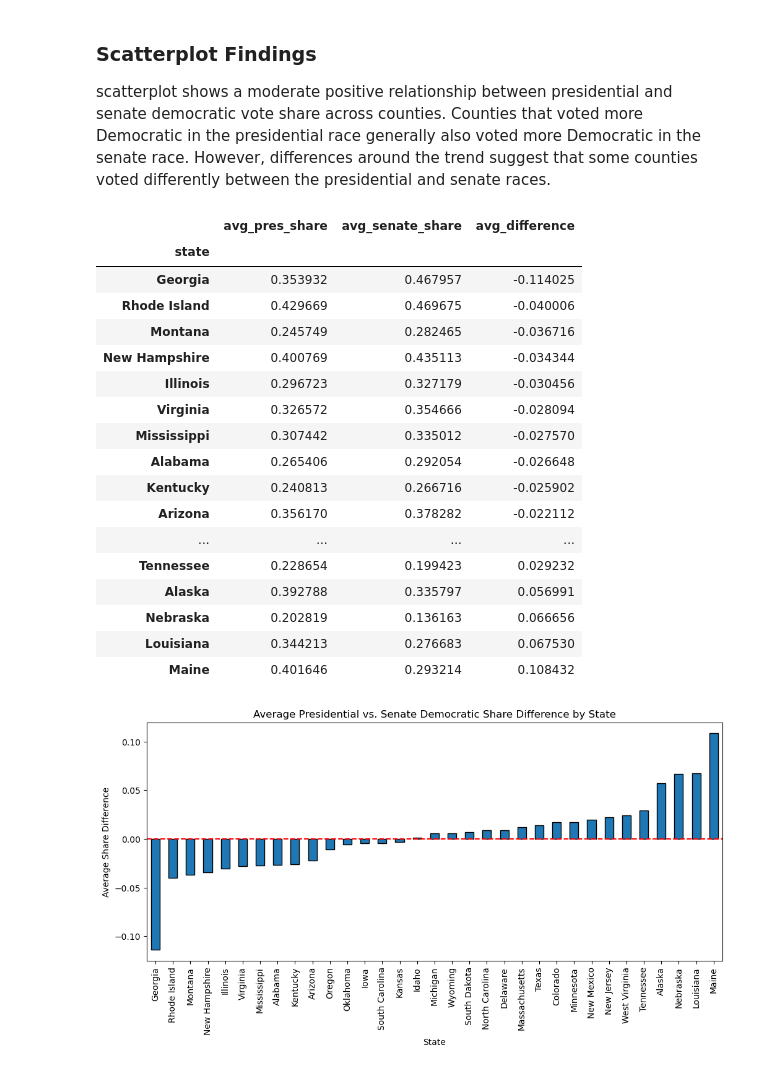
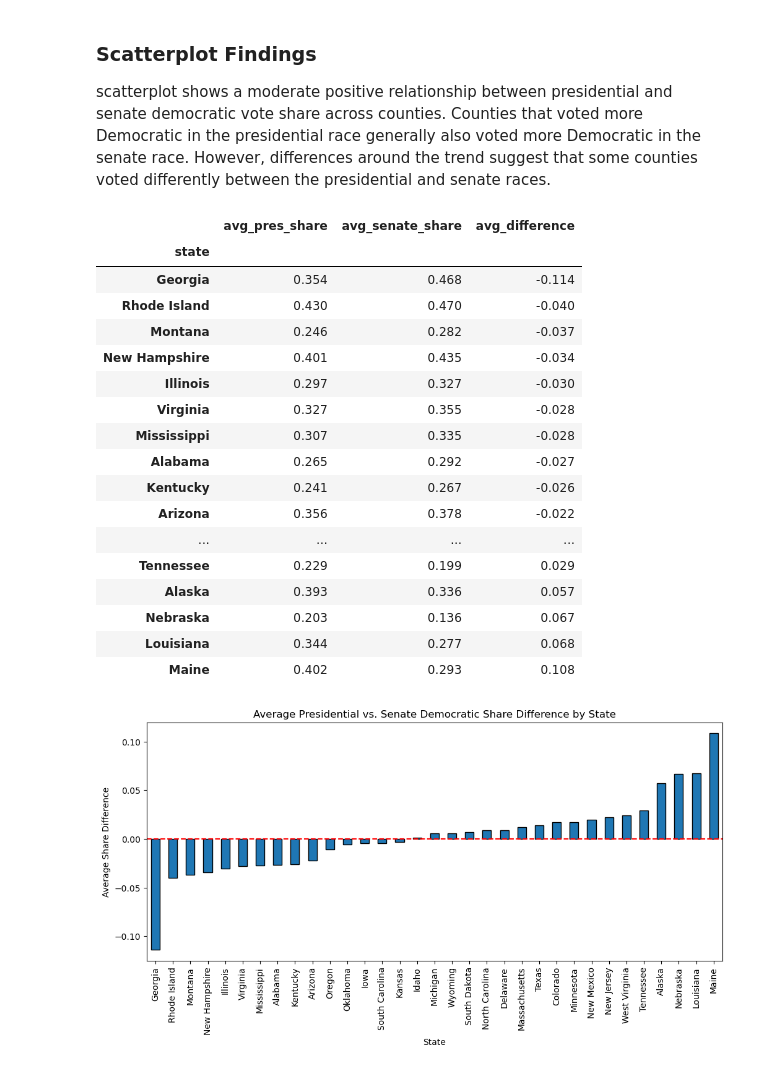
Before and after one commit to lucasanckl66/datasci151spring2026, a Jupyter notebook: _final_project/final.ipynb, the cells around one changed output. Saved outputs shown, nothing was run; the diff lists cells and outputs as text; code cells hidden in the pictures.

```diff
--- a/_final_project/final.ipynb
+++ b/_final_project/final.ipynb
@@ -189,32 +210,32 @@ scatterplot shows a moderate positive relationship between presidential and sena
 # %%
 state_summary = merged.groupby("state").agg(
     avg_pres_share = ("pres_dem_share", "mean"),
     avg_senate_share = ("senate_dem_share", "mean"),
     avg_difference = ("share_difference", "mean")
 )
 
-display(state_summary.sort_values(by = "avg_difference"))
+display(state_summary.sort_values(by = "avg_difference").round(3))
 
 #move from county level to state level, avg dem pres vote share, avg dem senate vote share, and avg diff between the two elec
 # %% [output]
 |  | avg_pres_share | avg_senate_share | avg_difference |
 | state |  |  |  |
-| Georgia | 0.353932 | 0.467957 | -0.114025 |
-| Rhode Island | 0.429669 | 0.469675 | -0.040006 |
-| Montana | 0.245749 | 0.282465 | -0.036716 |
-| New Hampshire | 0.400769 | 0.435113 | -0.034344 |
-| Illinois | 0.296723 | 0.327179 | -0.030456 |
-| Virginia | 0.326572 | 0.354666 | -0.028094 |
-| Mississippi | 0.307442 | 0.335012 | -0.027570 |
-| Alabama | 0.265406 | 0.292054 | -0.026648 |
-| Kentucky | 0.240813 | 0.266716 | -0.025902 |
-| Arizona | 0.356170 | 0.378282 | -0.022112 |
+| Georgia | 0.354 | 0.468 | -0.114 |
+| Rhode Island | 0.430 | 0.470 | -0.040 |
+| Montana | 0.246 | 0.282 | -0.037 |
+| New Hampshire | 0.401 | 0.435 | -0.034 |
+| Illinois | 0.297 | 0.327 | -0.030 |
+| Virginia | 0.327 | 0.355 | -0.028 |
+| Mississippi | 0.307 | 0.335 | -0.028 |
+| Alabama | 0.265 | 0.292 | -0.027 |
+| Kentucky | 0.241 | 0.267 | -0.026 |
+| Arizona | 0.356 | 0.378 | -0.022 |
 | ... | ... | ... | ... |
-| Tennessee | 0.228654 | 0.199423 | 0.029232 |
-| Alaska | 0.392788 | 0.335797 | 0.056991 |
-| Nebraska | 0.202819 | 0.136163 | 0.066656 |
-| Louisiana | 0.344213 | 0.276683 | 0.067530 |
-| Maine | 0.401646 | 0.293214 | 0.108432 |
+| Tennessee | 0.229 | 0.199 | 0.029 |
+| Alaska | 0.393 | 0.336 | 0.057 |
+| Nebraska | 0.203 | 0.136 | 0.067 |
+| Louisiana | 0.344 | 0.277 | 0.068 |
+| Maine | 0.402 | 0.293 | 0.108 |
 # %%
 state_summary = state_summary.sort_values(by = "avg_difference")
 
```
Also changed, not shown: parts of 5 cells of this notebook.
